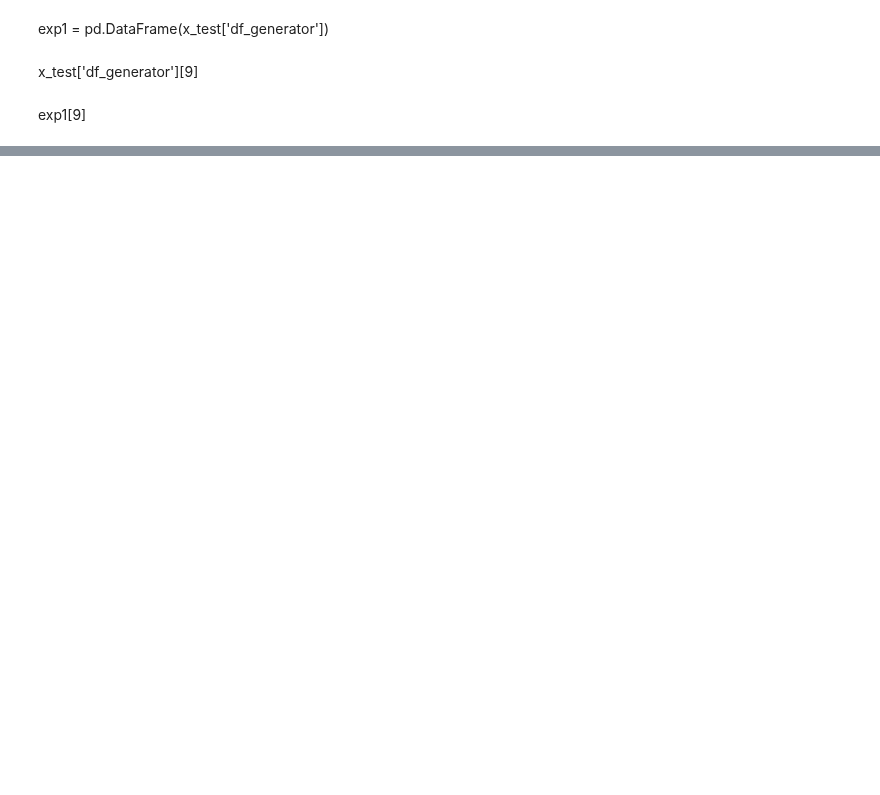
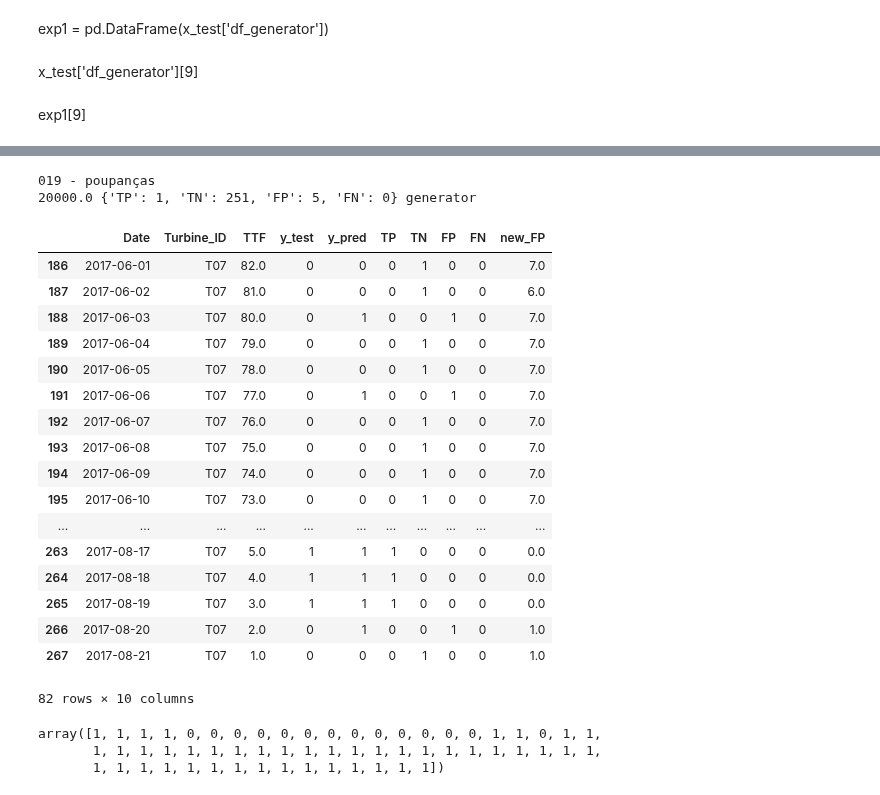
Before and after one commit to RicardoJPedro82/wmillfailprev, a Jupyter notebook: wmillfailprev/Teste_ao_py_file.ipynb, the cells around one changed output, grey strips where cells are left out. Cells and saved outputs as stored; diff of their text form; code cells hidden in the pictures; blank space fills up the shorter version.

```diff
--- a/wmillfailprev/Teste_ao_py_file.ipynb
+++ b/wmillfailprev/Teste_ao_py_file.ipynb
@@ -539,0 +548,6 @@ x_test['df_gearbox'] = scaler_df_gearbox.transform(x_test['df_gearbox'])
+# %%
+x_train['df_generator'] = gen_scaler.transform(x_train['df_generator'])
+# %%
+x_test['df_generator'] = x_test['df_generator'].drop(columns=['Turbine_ID'])
+# %%
+x_test['df_generator'] = gen_scaler.transform(x_test['df_generator'])
@@ -575,0 +597,39 @@ y_pred_generator = generator_model.predict()
+# %%
+print('019 - poupanças')
+poupancas_generator, cf_numbers_pred_gen, met_cre_df = metrics_create_df(
+    df_test_comp_dict['df_generator'],
+    y_test['df_generator'],
+    y_pred_generator,
+    'df_generator',
+    days=15)
+print(poupancas_generator, cf_numbers_pred_gen, 'generator')
+# %% [output]
+019 - poupanças
+20000.0 {'TP': 1, 'TN': 251, 'FP': 5, 'FN': 0} generator
+# %%
+met_cre_df[met_cre_df['TTF']!=0]
+# %% [output]
+|  | Date | Turbine_ID | TTF | y_test | y_pred | TP | TN | FP | FN | new_FP |
+| 186 | 2017-06-01 | T07 | 82.0 | 0 | 0 | 0 | 1 | 0 | 0 | 7.0 |
+| 187 | 2017-06-02 | T07 | 81.0 | 0 | 0 | 0 | 1 | 0 | 0 | 6.0 |
+| 188 | 2017-06-03 | T07 | 80.0 | 0 | 1 | 0 | 0 | 1 | 0 | 7.0 |
+| 189 | 2017-06-04 | T07 | 79.0 | 0 | 0 | 0 | 1 | 0 | 0 | 7.0 |
+| 190 | 2017-06-05 | T07 | 78.0 | 0 | 0 | 0 | 1 | 0 | 0 | 7.0 |
+| 191 | 2017-06-06 | T07 | 77.0 | 0 | 1 | 0 | 0 | 1 | 0 | 7.0 |
+| 192 | 2017-06-07 | T07 | 76.0 | 0 | 0 | 0 | 1 | 0 | 0 | 7.0 |
+| 193 | 2017-06-08 | T07 | 75.0 | 0 | 0 | 0 | 1 | 0 | 0 | 7.0 |
+| 194 | 2017-06-09 | T07 | 74.0 | 0 | 0 | 0 | 1 | 0 | 0 | 7.0 |
+| 195 | 2017-06-10 | T07 | 73.0 | 0 | 0 | 0 | 1 | 0 | 0 | 7.0 |
+| ... | ... | ... | ... | ... | ... | ... | ... | ... | ... | ... |
+| 263 | 2017-08-17 | T07 | 5.0 | 1 | 1 | 1 | 0 | 0 | 0 | 0.0 |
+| 264 | 2017-08-18 | T07 | 4.0 | 1 | 1 | 1 | 0 | 0 | 0 | 0.0 |
+| 265 | 2017-08-19 | T07 | 3.0 | 1 | 1 | 1 | 0 | 0 | 0 | 0.0 |
+| 266 | 2017-08-20 | T07 | 2.0 | 0 | 1 | 0 | 0 | 1 | 0 | 1.0 |
+| 267 | 2017-08-21 | T07 | 1.0 | 0 | 0 | 0 | 1 | 0 | 0 | 1.0 |
+82 rows × 10 columns
+# %%
+y_pred_generator[208:267]
+# %% [output]
+array([1, 1, 1, 1, 0, 0, 0, 0, 0, 0, 0, 0, 0, 0, 0, 0, 0, 1, 1, 0, 1, 1,
+       1, 1, 1, 1, 1, 1, 1, 1, 1, 1, 1, 1, 1, 1, 1, 1, 1, 1, 1, 1, 1, 1,
+       1, 1, 1, 1, 1, 1, 1, 1, 1, 1, 1, 1, 1, 1, 1])
```
Also changed, not shown: parts of 42 cells of this notebook, 15 other files.
